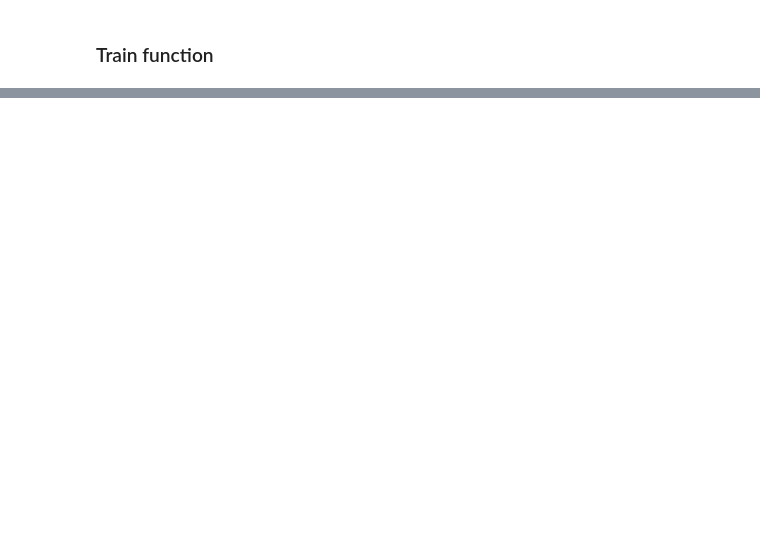
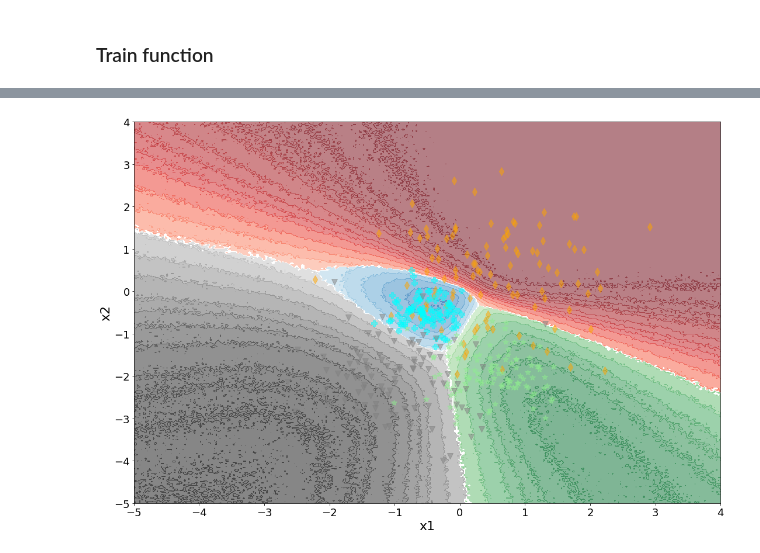
Before and after one commit to SergioAlvarezB/calibration-normalizing-flows, a Jupyter notebook: notebooks/BNN_GVI_divergences.ipynb, the cells around one changed output, grey strips where cells are left out. Drawn from its saved outputs; the diff is of its cells as text; code cells hidden in the pictures; blank space fills up the shorter version.

```diff
--- a/notebooks/BNN_GVI_divergences.ipynb
+++ b/notebooks/BNN_GVI_divergences.ipynb
@@ -251,0 +232,4 @@ plot_training(gh)
+# %%
+plot_toy_regions((X_tr, Y_tr), (X_te, Y_te), bnns[1]['model'])
+# %% [output]
+[figure, added]
```
Also changed, not shown: parts of 45 cells of this notebook, 7 other files.
